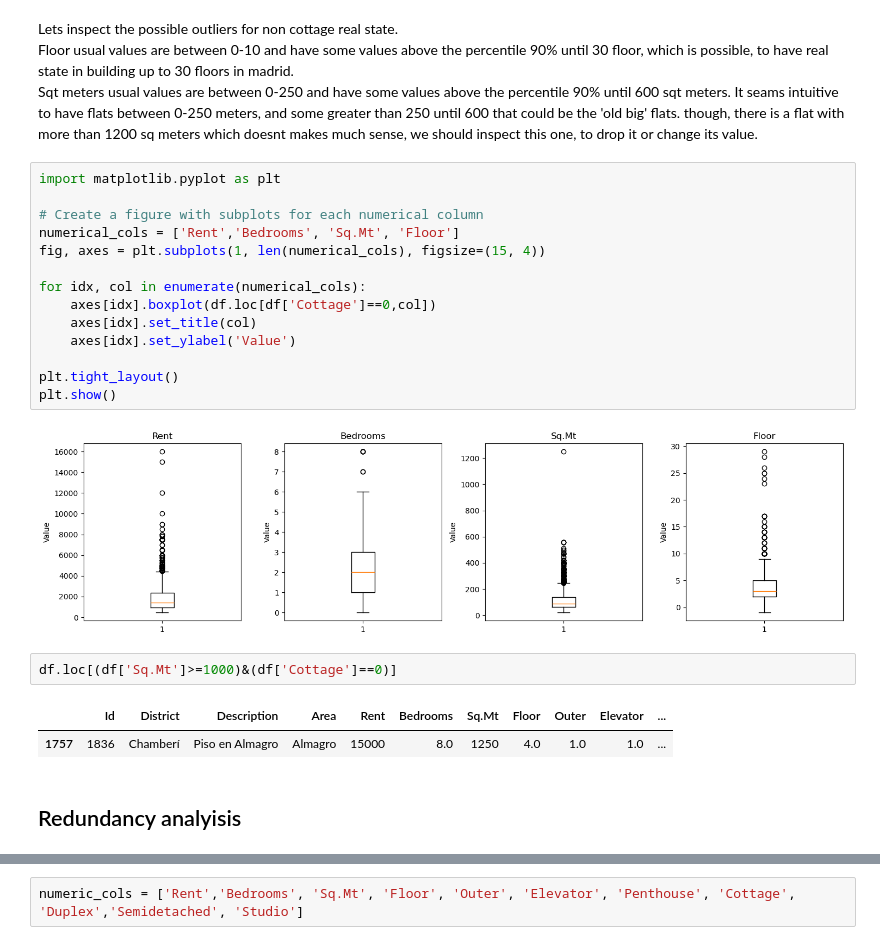
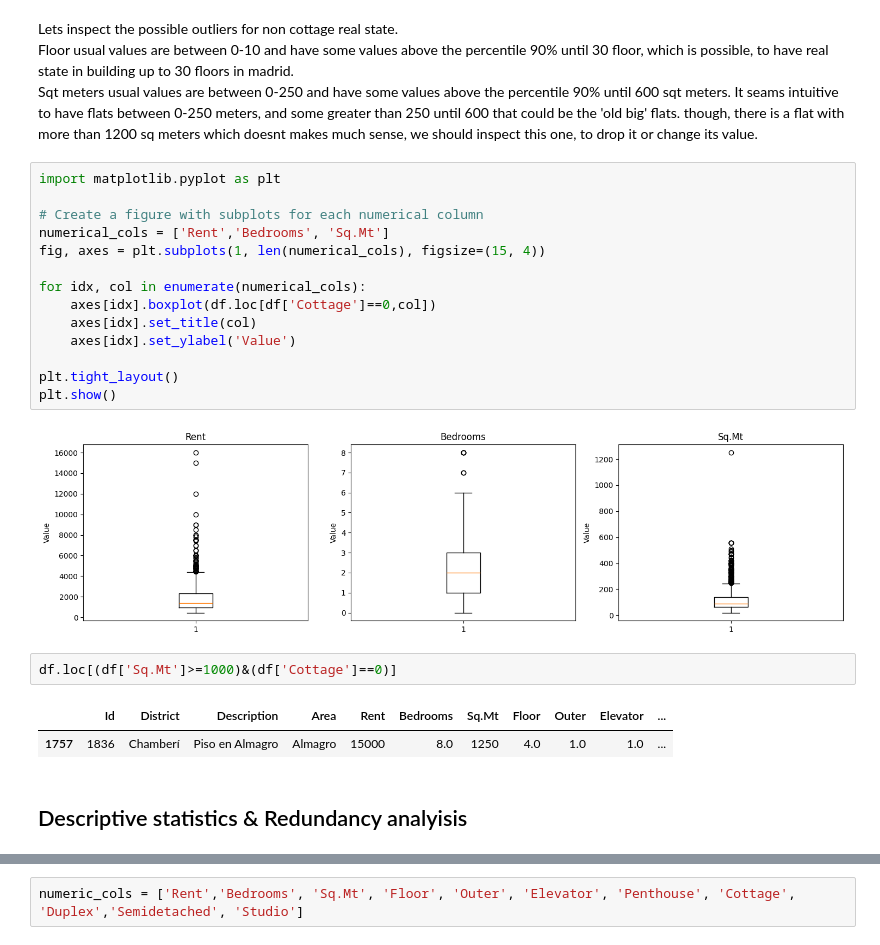
Before and after one commit to JJR9903/IE-MBDS-ML-1-group-project, a Jupyter notebook: notebooks/Group project.ipynb, the cells around one changed output, grey strips where cells are left out. Saved outputs shown, nothing was run; the diff lists cells and outputs as text.

```diff
--- a/notebooks/Group project.ipynb
+++ b/notebooks/Group project.ipynb
@@ -461,19 +429,19 @@ Sqt meters usual values are between 0-250 and have some values above the percent
 # %%
 import matplotlib.pyplot as plt
 
 # Create a figure with subplots for each numerical column
-numerical_cols = ['Rent','Bedrooms', 'Sq.Mt', 'Floor']
+numerical_cols = ['Rent','Bedrooms', 'Sq.Mt']
 fig, axes = plt.subplots(1, len(numerical_cols), figsize=(15, 4))
 
 for idx, col in enumerate(numerical_cols):
     axes[idx].boxplot(df.loc[df['Cottage']==0,col])
     axes[idx].set_title(col)
     axes[idx].set_ylabel('Value')
 
 plt.tight_layout()
 plt.show()
 # %% [output]
-[figure, old version]
+[figure, new version]
 # %%
 df.loc[(df['Sq.Mt']>=1000)&(df['Cottage']==0)]
 # %% [output]
@@ -482,4 +450,4 @@ df.loc[(df['Sq.Mt']>=1000)&(df['Cottage']==0)]
 # %% [markdown]
 <a id='14'></a>
 
-## Redundancy analyisis
+## Descriptive statistics & Redundancy analyisis
```
Also changed, not shown: parts of 65 cells of this notebook.
